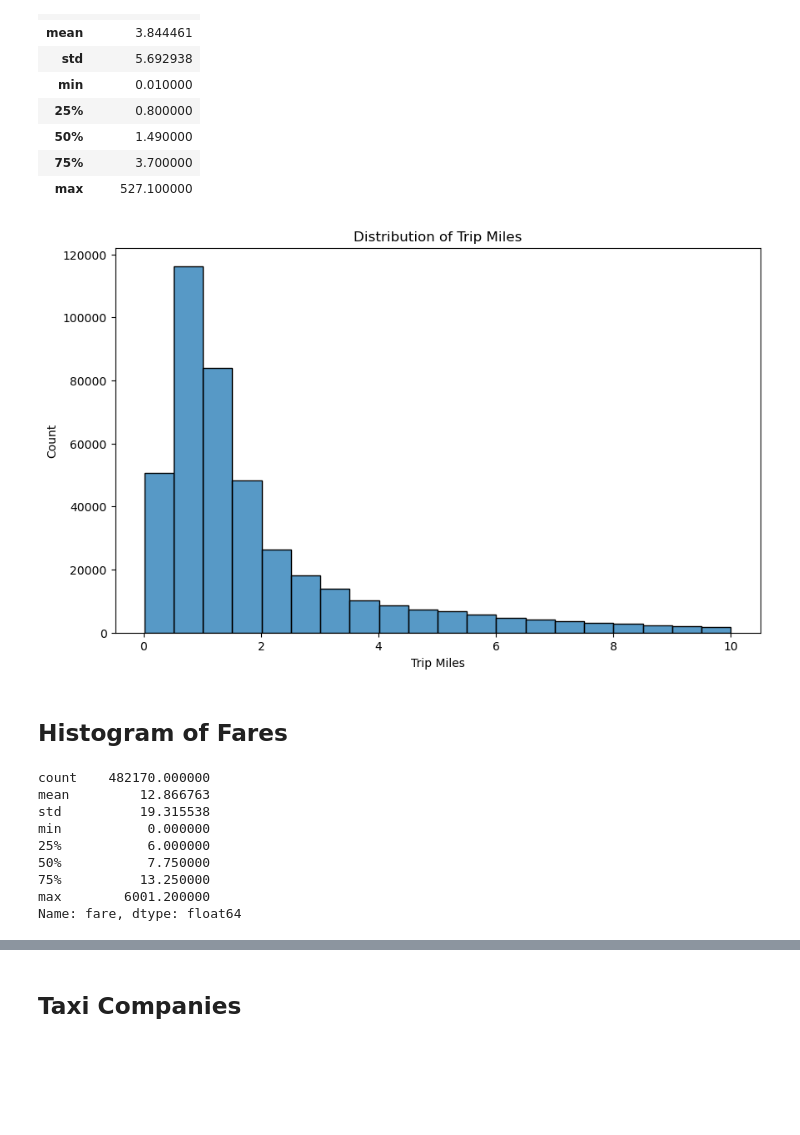
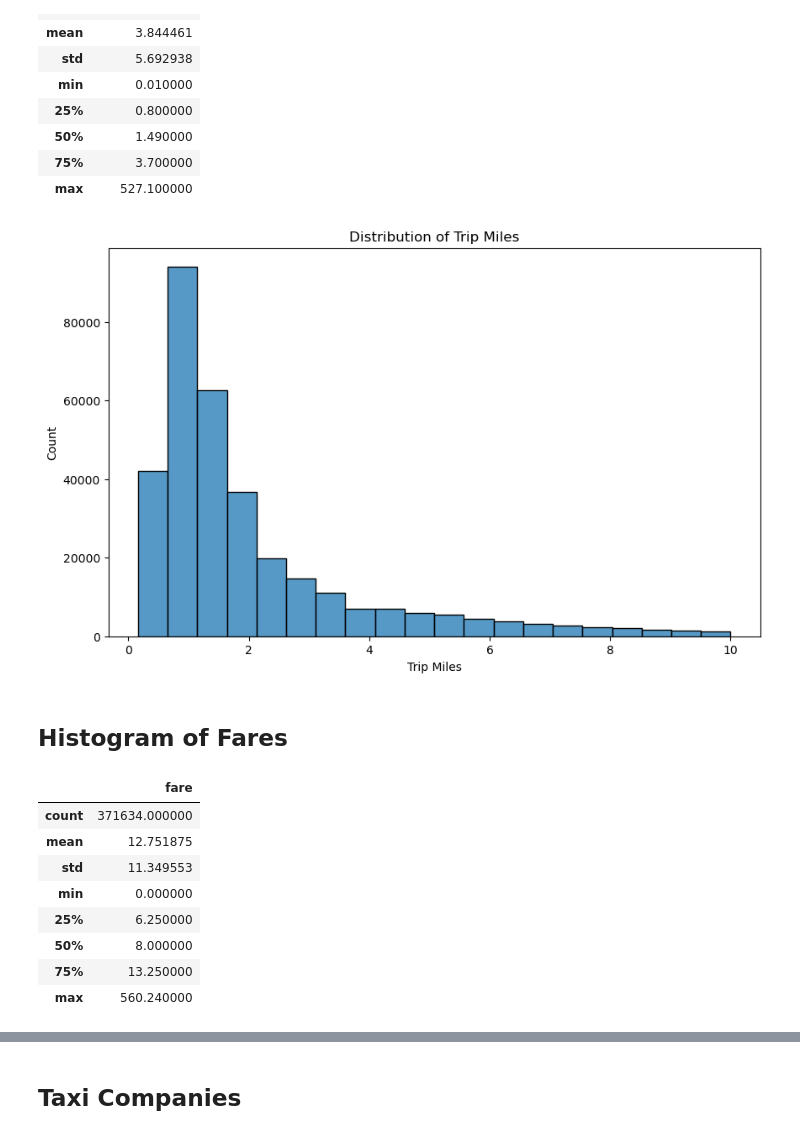
Before and after one commit to ltempfli/AAA-AIbertus-Magnus, a Jupyter notebook: tasks/02_Descriptive_Analytics.ipynb, the cells around one changed output, grey strips where cells are left out. Cells and saved outputs as stored; diff of their text form; code cells hidden in the pictures; blank space fills up the shorter version.

Commit message:
remove chicago_taxi_df and add files of boundaries

```diff
--- a/tasks/02_Descriptive_Analytics.ipynb
+++ b/tasks/02_Descriptive_Analytics.ipynb
@@ -46,0 +36,9 @@ chicago_taxi_df = pd.read_csv('../data/chicago_taxi_data.csv')
+# %%
+# Extract day of the week, hour, and month from the timestamp
+df['day_of_week'] = df['trip_start_timestamp'].dt.dayofweek
+df['day_name'] = df['trip_start_timestamp'].dt.day_name()
+df['hour'] = df['trip_start_timestamp'].dt.hour
+df['month'] = df['trip_start_timestamp'].dt.month
+df['month_name'] = df['trip_start_timestamp'].dt.month_name()
+df['date'] = df['trip_start_timestamp'].dt.date
+df['trip_minutes'] = df['trip_seconds'] / 60
@@ -127,27 +122,27 @@ chicago_taxi_df[['trip_miles']].describe()
 # %%
 # Plotting the distribution of the 'trip_miles' column
 plt.figure(figsize=(10, 6))
-sns.histplot(chicago_taxi_df[chicago_taxi_df['trip_miles'] <= 10]['trip_miles'], bins=20)
+sns.histplot(df[df['trip_miles'] <= 10]['trip_miles'], bins=20)
 plt.title('Distribution of Trip Miles')
 plt.xlabel('Trip Miles')
 #plt.ylabel('Frequency')
 plt.show()
 # %% [output]
-[figure, old version]
+[figure, new version]
 # %% [markdown]
 ## Histogram of Fares
 # %%
-chicago_taxi_df['fare'].describe()
+df[['fare']].describe()
 # %% [output]
-count    482170.000000
-mean         12.866763
-std          19.315538
-min           0.000000
-25%           6.000000
-50%           7.750000
-75%          13.250000
-max        6001.200000
-Name: fare, dtype: float64
+|  | fare |
+| count | 371634.000000 |
+| mean | 12.751875 |
+| std | 11.349553 |
+| min | 0.000000 |
+| 25% | 6.250000 |
+| 50% | 8.000000 |
+| 75% | 13.250000 |
+| max | 560.240000 |
 # %%
 # Plotting the distribution of the 'fare' column
 plt.figure(figsize=(10, 6))
```
Also changed, not shown: parts of 18 cells of this notebook, 2 other files.
